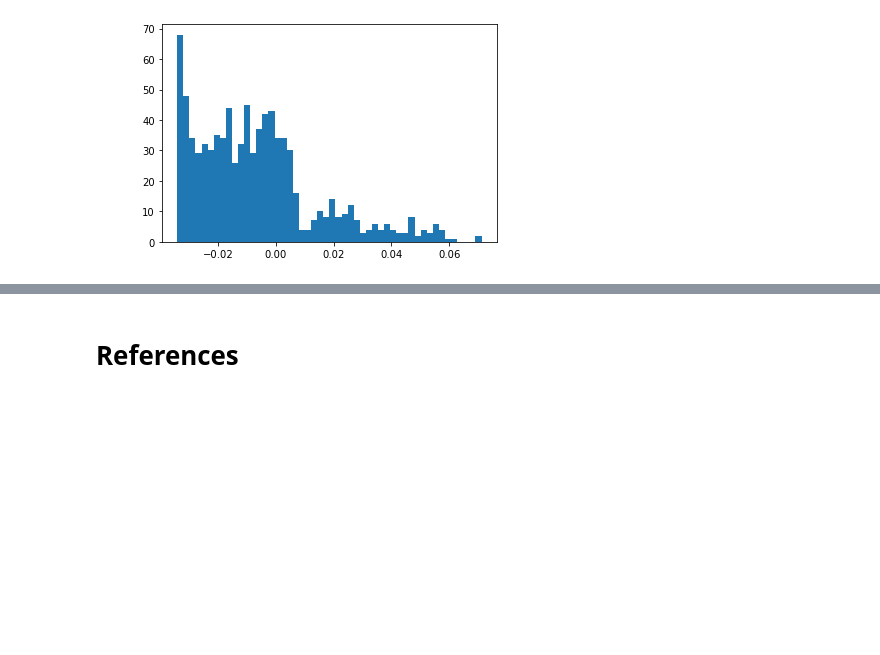
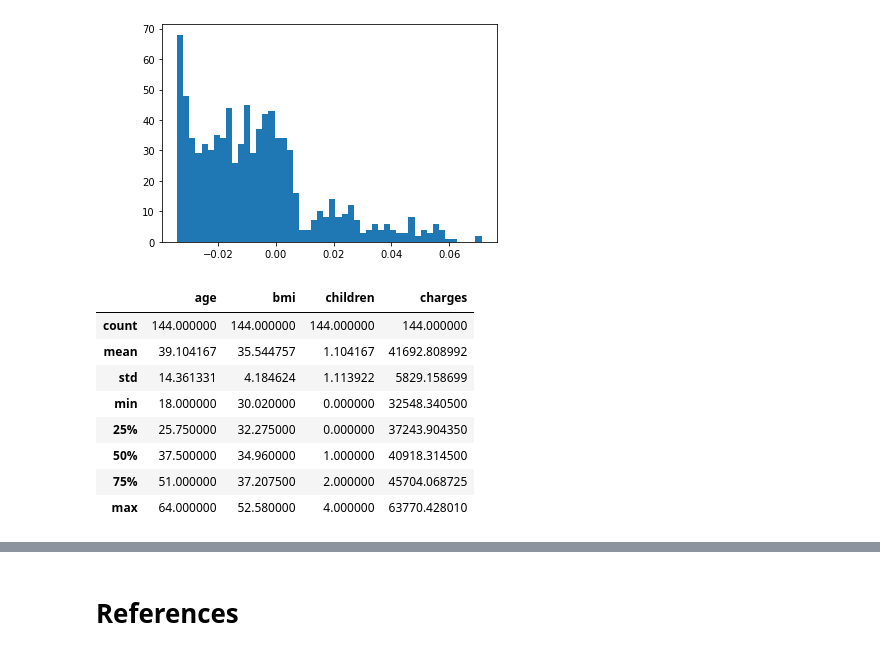
Before and after one commit to eon129/pytorch_tests, a Jupyter notebook: LinearExample.ipynb, the cells around one changed output, grey strips where cells are left out. Cells and saved outputs as stored; diff of their text form; code cells hidden in the pictures; blank space fills up the shorter version.

```diff
--- a/LinearExample.ipynb
+++ b/LinearExample.ipynb
@@ -398,3 +398,16 @@ As shown below. data has a cluster with a large number of data, very close eacho
 ![image.png](attachment:image.png)
 # %% [markdown]
 ![image.png](attachment:image.png)
+# %%
+#Check charges in obese and smokers
+data[(data['bmi'] > 30) & (data['smoker'] == 'yes')].describe()
+# %% [output]
+|  | age | bmi | children | charges |
+| count | 144.000000 | 144.000000 | 144.000000 | 144.000000 |
+| mean | 39.104167 | 35.544757 | 1.104167 | 41692.808992 |
+| std | 14.361331 | 4.184624 | 1.113922 | 5829.158699 |
+| min | 18.000000 | 30.020000 | 0.000000 | 32548.340500 |
+| 25% | 25.750000 | 32.275000 | 0.000000 | 37243.904350 |
+| 50% | 37.500000 | 34.960000 | 1.000000 | 40918.314500 |
+| 75% | 51.000000 | 37.207500 | 2.000000 | 45704.068725 |
+| max | 64.000000 | 52.580000 | 4.000000 | 63770.428010 |
```
Also changed, not shown: parts of 12 cells of this notebook, 1 other file.
